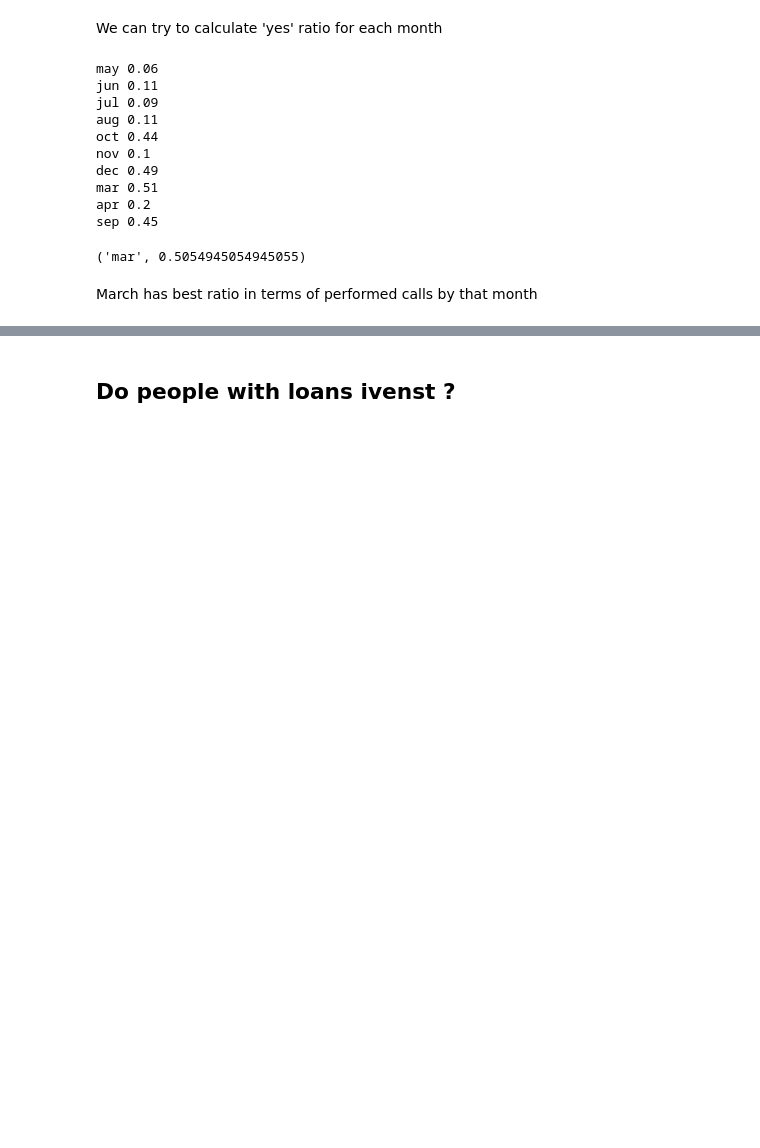
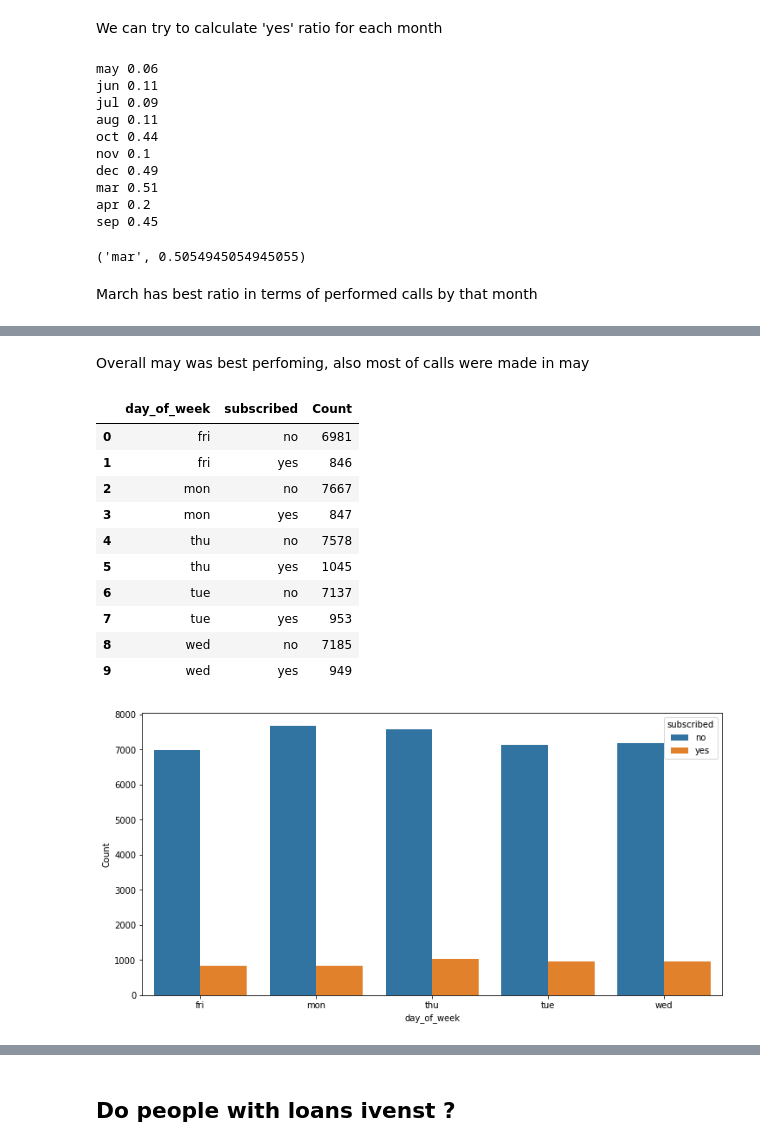
Before and after one commit to smidlma/zsu, a Jupyter notebook: project/smi0116.ipynb, the cells around one changed output, grey strips where cells are left out. Drawn from its saved outputs; the diff is of its cells as text; code cells hidden in the pictures; blank space fills up the shorter version.

```diff
--- a/project/smi0116.ipynb
+++ b/project/smi0116.ipynb
@@ -278,0 +309,20 @@ March has best ratio in terms of performed calls by that month
+# %% [markdown]
+Overall may was best perfoming, also most of calls were made in may
+# %%
+fig = plt.figure(figsize=(12, 6))
+df_agg = df.groupby(['day_of_week', 'subscribed']).day_of_week.count().reset_index(name='Count')
+sns.barplot(data=df_agg, x='day_of_week', y='Count', hue='subscribed')
+df_agg
+# %% [output]
+|  | day_of_week | subscribed | Count |
+| 0 | fri | no | 6981 |
+| 1 | fri | yes | 846 |
+| 2 | mon | no | 7667 |
+| 3 | mon | yes | 847 |
+| 4 | thu | no | 7578 |
+| 5 | thu | yes | 1045 |
+| 6 | tue | no | 7137 |
+| 7 | tue | yes | 953 |
+| 8 | wed | no | 7185 |
+| 9 | wed | yes | 949 |
+[figure, added]
```
Also changed, not shown: parts of 43 cells of this notebook.
